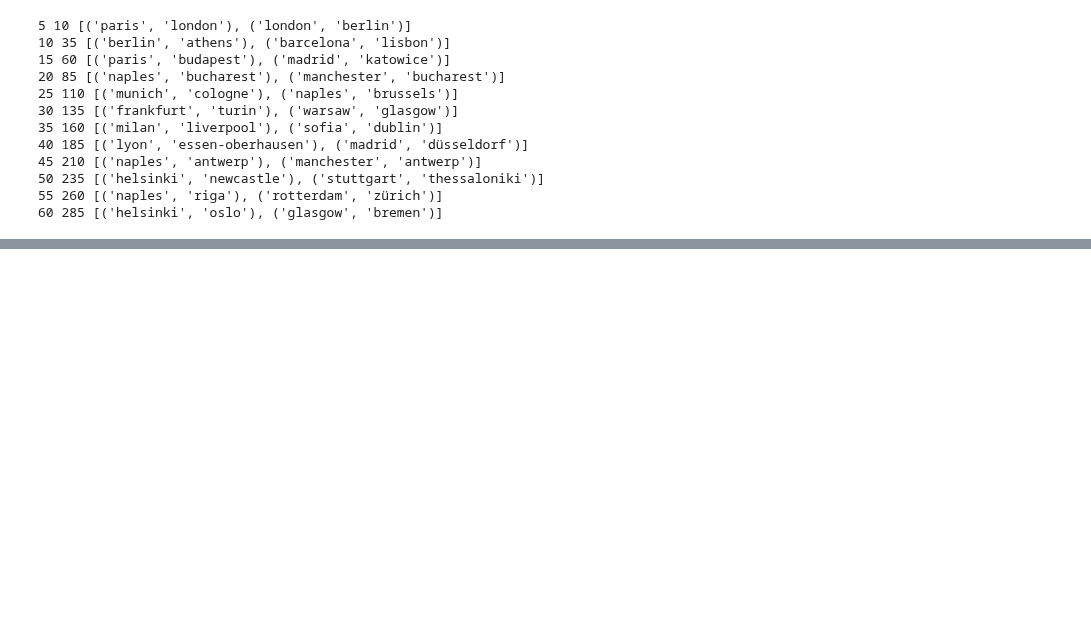
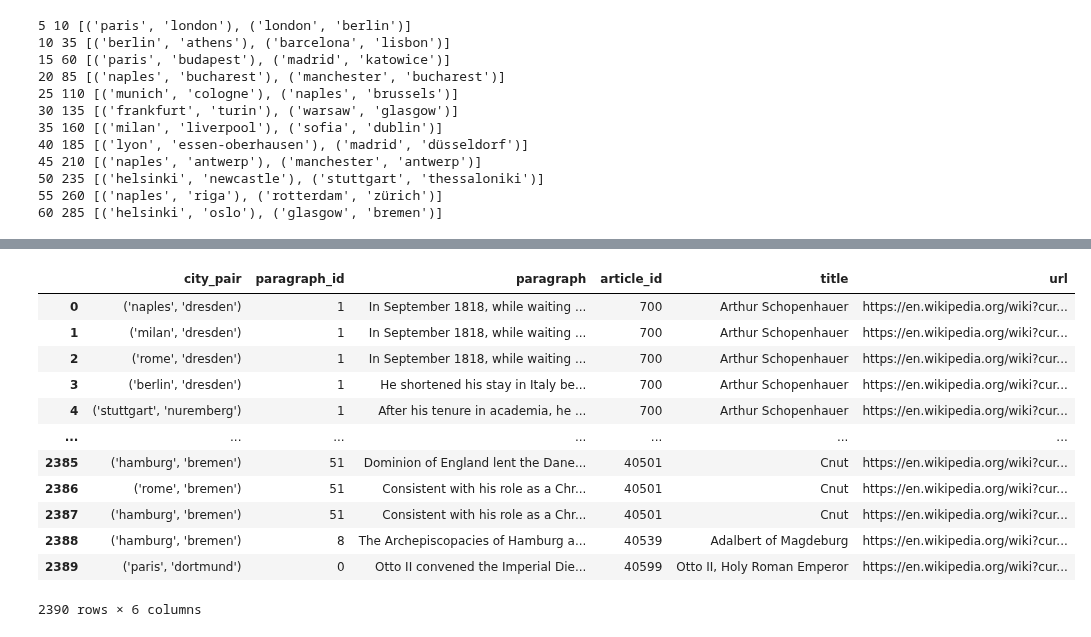
Before and after one commit to seriousdeejay/citynet, a Jupyter notebook: src/analyses/Diederik/Clean Code/0 Collection Text Window (Final).ipynb, the cells around one changed output, grey strips where cells are left out. Cells and saved outputs as stored; diff of their text form; code cells hidden in the pictures; blank space fills up the shorter version.

```diff
--- a/src/analyses/Diederik/Clean Code/0 Collection Text Window (Final).ipynb
+++ b/src/analyses/Diederik/Clean Code/0 Collection Text Window (Final).ipynb
@@ -401,3 +445,20 @@ Wall time: 24min 39s
+# %%
+paragraphs_df
+#paragraphs_df.to_csv(f"..\..\..\..\..\data\clean\paragraphs\paragraphs_raw_folder_{1}.csv", index=False)
+# %% [output]
+|  | city_pair | paragraph_id | paragraph | article_id | title | url |
+| 0 | ('naples', 'dresden') | 1 | In September 1818, while waiting ... | 700 | Arthur Schopenhauer | https://en.wikipedia.org/wiki?cur... |
+| 1 | ('milan', 'dresden') | 1 | In September 1818, while waiting ... | 700 | Arthur Schopenhauer | https://en.wikipedia.org/wiki?cur... |
+| 2 | ('rome', 'dresden') | 1 | In September 1818, while waiting ... | 700 | Arthur Schopenhauer | https://en.wikipedia.org/wiki?cur... |
+| 3 | ('berlin', 'dresden') | 1 | He shortened his stay in Italy be... | 700 | Arthur Schopenhauer | https://en.wikipedia.org/wiki?cur... |
+| 4 | ('stuttgart', 'nuremberg') | 1 | After his tenure in academia, he ... | 700 | Arthur Schopenhauer | https://en.wikipedia.org/wiki?cur... |
+| ... | ... | ... | ... | ... | ... | ... |
+| 2385 | ('hamburg', 'bremen') | 51 | Dominion of England lent the Dane... | 40501 | Cnut | https://en.wikipedia.org/wiki?cur... |
+| 2386 | ('rome', 'bremen') | 51 | Consistent with his role as a Chr... | 40501 | Cnut | https://en.wikipedia.org/wiki?cur... |
+| 2387 | ('hamburg', 'bremen') | 51 | Consistent with his role as a Chr... | 40501 | Cnut | https://en.wikipedia.org/wiki?cur... |
+| 2388 | ('hamburg', 'bremen') | 8 | The Archepiscopacies of Hamburg a... | 40539 | Adalbert of Magdeburg | https://en.wikipedia.org/wiki?cur... |
+| 2389 | ('paris', 'dortmund') | 0 | Otto II convened the Imperial Die... | 40599 | Otto II, Holy Roman Emperor | https://en.wikipedia.org/wiki?cur... |
+2390 rows × 6 columns
 # %%
 %%time
 
```
Also changed, not shown: parts of 16 cells of this notebook.
